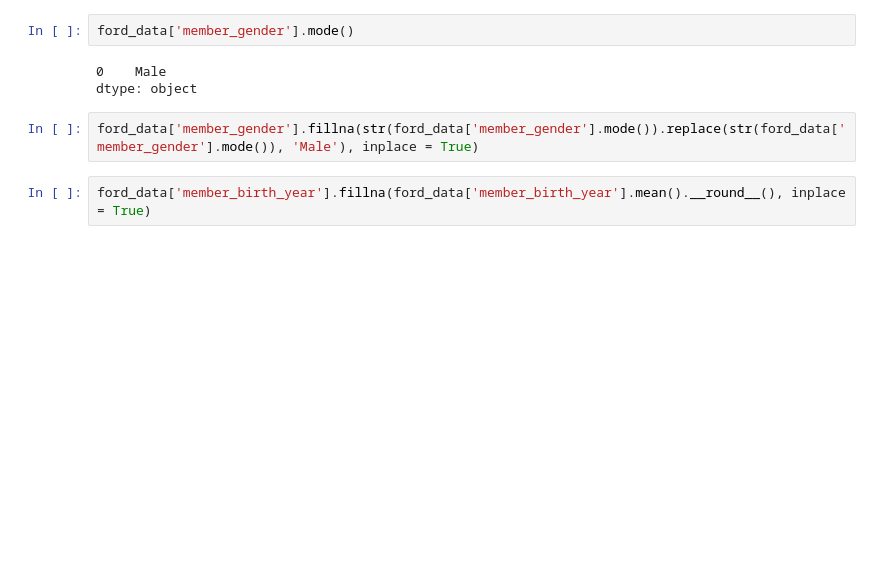
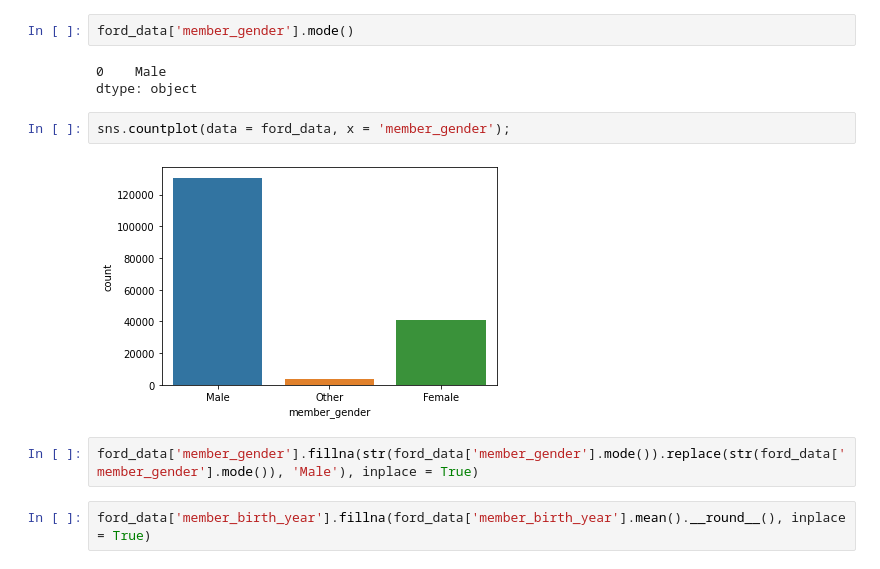
Before and after one commit to Ashmaawyy/Ford-Go-Bike-Data-Explanatory-Analysis, a Jupyter notebook: Exploratory Analysis.ipynb, the cells around one changed output. Saved outputs shown, nothing was run; the diff lists cells and outputs as text; blank space fills up the shorter version.

Commit message:
Some Plots for Questions :)

```diff
--- a/Exploratory Analysis.ipynb
+++ b/Exploratory Analysis.ipynb
@@ -94,6 +95,10 @@ ford_data['member_gender'].mode()
 # %% [output]
 0    Male
 dtype: object
+# %%
+sns.countplot(data = ford_data, x = 'member_gender');
+# %% [output]
+[figure, added]
 # %%
 ford_data['member_gender'].fillna(str(ford_data['member_gender'].mode()).replace(str(ford_data['member_gender'].mode()), 'Male'), inplace = True)
 # %%
```
Also changed, not shown: parts of 11 cells of this notebook.
